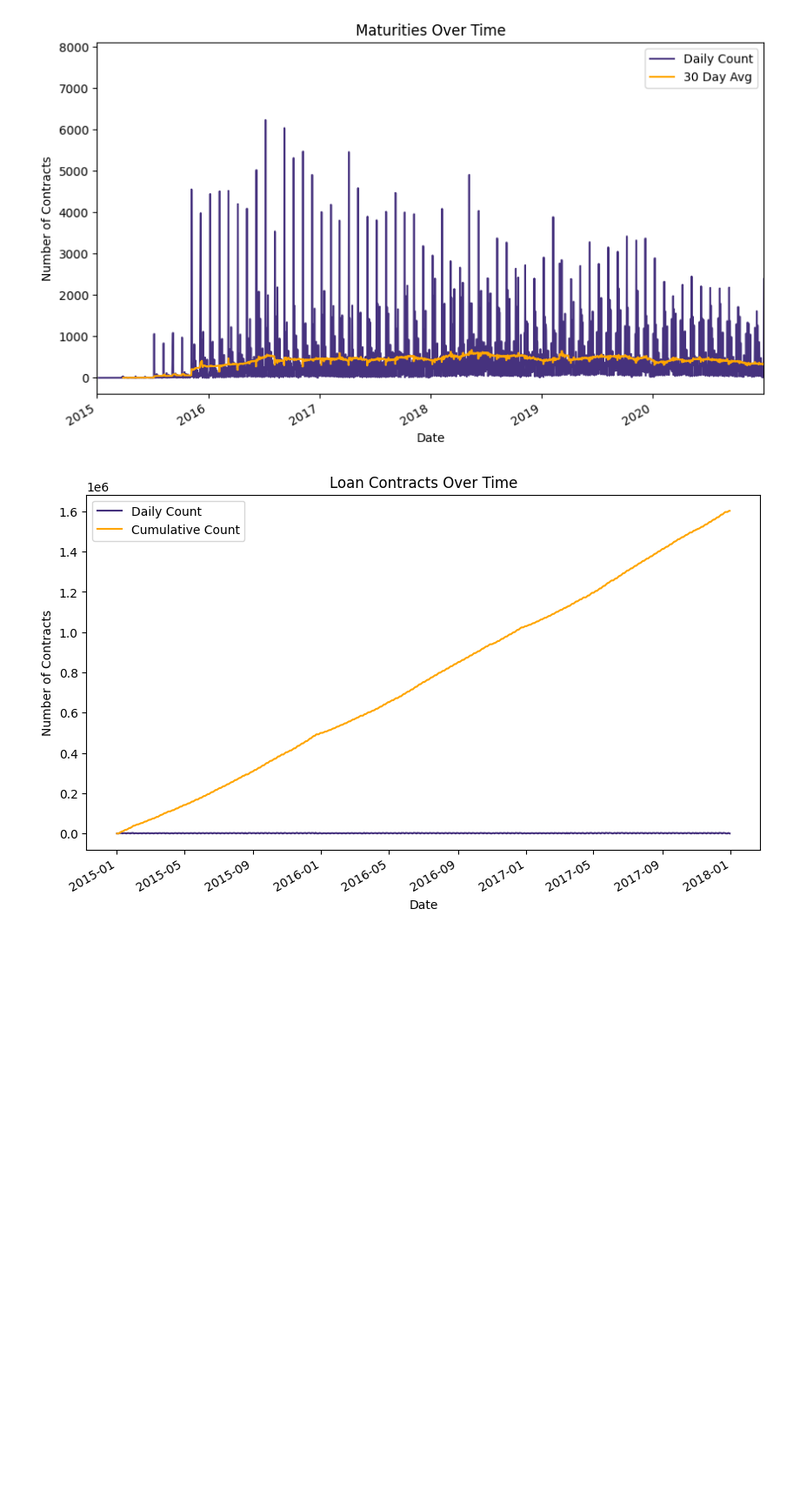
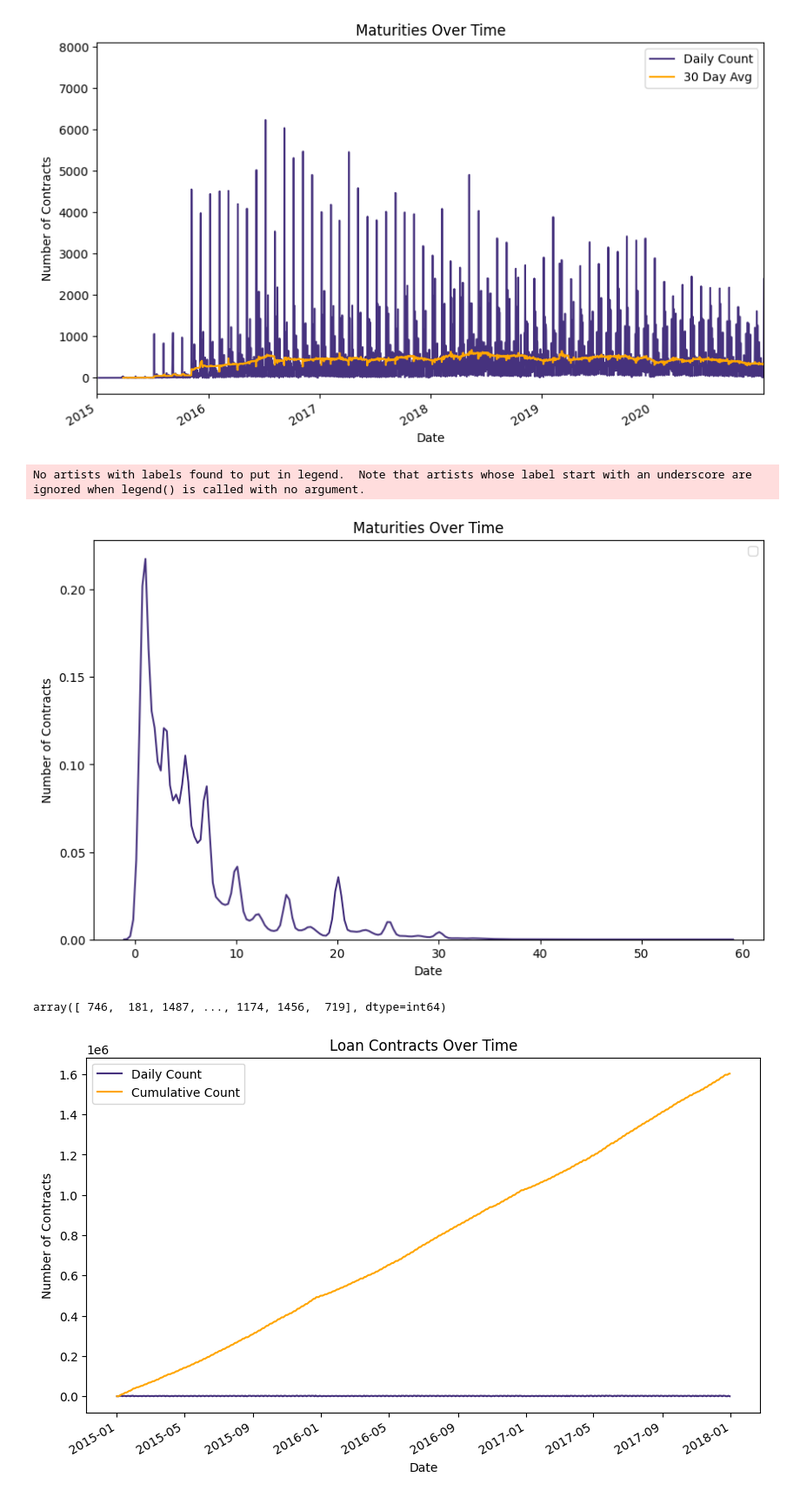
Before and after one commit to hakatiki/Dataracing-MNB, a Jupyter notebook: exploration.ipynb, the cells around one changed output. Shown at 87% size. Drawn from its saved outputs; the diff is of its cells as text; code cells hidden in the pictures; blank space fills up the shorter version.

```diff
--- a/exploration.ipynb
+++ b/exploration.ipynb
@@ -235,6 +235,34 @@ plt.legend()
 plt.show()
 # %% [output]
 [figure]
+# %%
+
+# df_og['CONTRACT_MATURITY_DATE'] = pd.to_datetime(df_og['CONTRACT_MATURITY_DATE'], origin='julian', unit='D')
+df_og['DIFF'] = (df_og['CONTRACT_MATURITY_DATE'] - df_og['CONTRACT_DATE_OF_LOAN_AGREEMENT']).dt.days
+# Now, create a DataFrame for plotting
+plot_df_og = df_og['DIFF']/365#.value_counts().sort_index()
+
+# Calculate the rolling average
+# rolling_avg = plot_df_og.rolling(window=30).mean()
+
+# Create the plot
+plt.figure(figsize=(10, 6))
+sns.kdeplot(plot_df_og.values)
+# plot_df_og.plot(label='Daily Count')
+# rolling_avg.plot(label='30 Day Avg', color='orange')
+plt.title('Maturities Over Time')
+plt.xlabel('Date')
+# plt.xlim(0, 5)
+plt.ylabel('Number of Contracts')
+plt.legend()
+plt.show()
+# %% [output]
+No artists with labels found to put in legend.  Note that artists whose label start with an underscore are ignored when legend() is called with no argument.
+[figure, added]
+# %%
+df_og['DIFF'].values
+# %% [output]
+array([ 746,  181, 1487, ..., 1174, 1456,  719], dtype=int64)
 # %%
 
 # Convert the date column to datetime format
```
Also changed, not shown: parts of 2 cells of this notebook, 6 other files.
